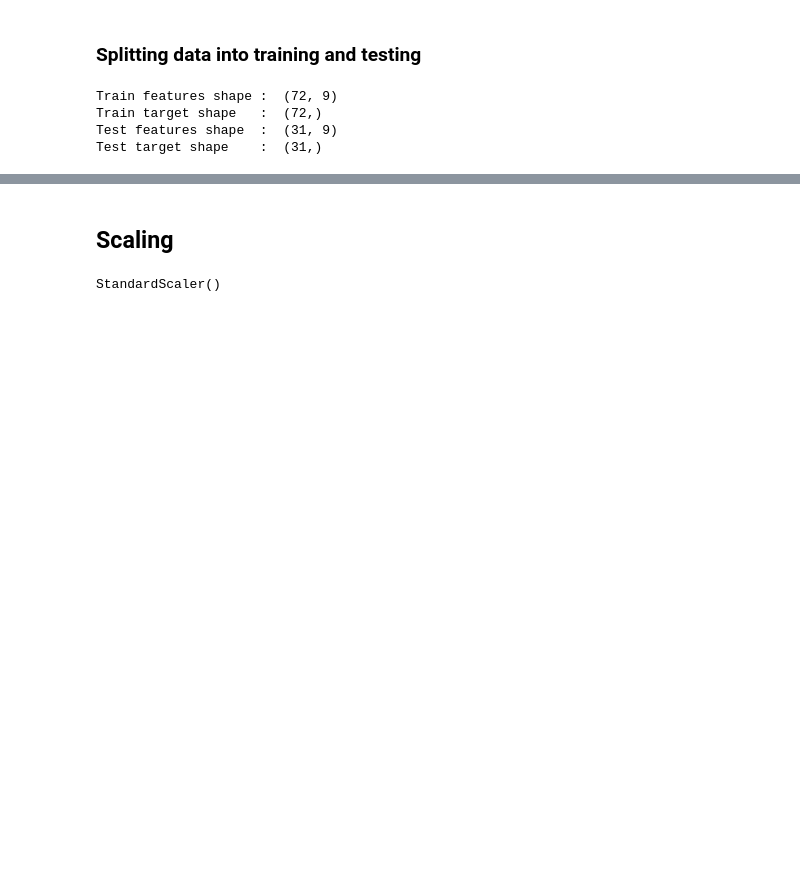
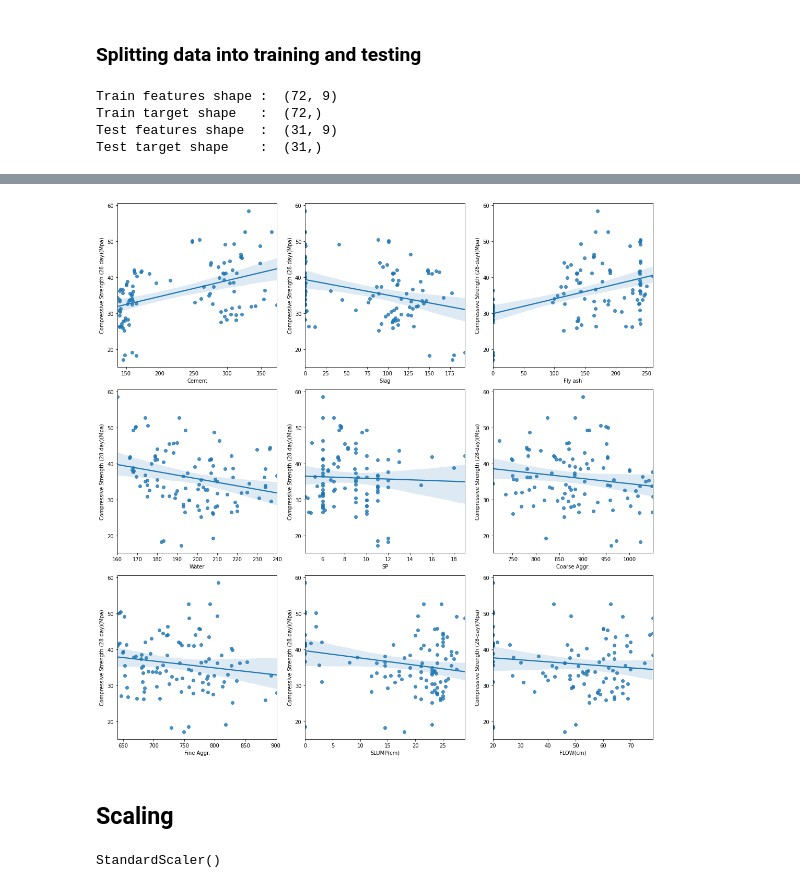
Before and after one commit to bzynpb/Machine_Learning, a Jupyter notebook: cement_slump_notebook.assignment1_bzb.ipynb, the cells around one changed output, grey strips where cells are left out. Saved outputs shown, nothing was run; the diff lists cells and outputs as text; code cells hidden in the pictures; blank space fills up the shorter version.

```diff
--- a/cement_slump_notebook.assignment1_bzb.ipynb
+++ b/cement_slump_notebook.assignment1_bzb.ipynb
@@ -212,3 +215,7 @@ plot_relation(df,"Compressive Strength (28-day)(Mpa)" )
+# %%
+plot_relation2(df,"Compressive Strength (28-day)(Mpa)" )
+# %% [output]
+[figure, added]
 # %% [markdown]
 ## Scaling
 # %%
```
Also changed, not shown: parts of 3 cells of this notebook, 1 other file.
